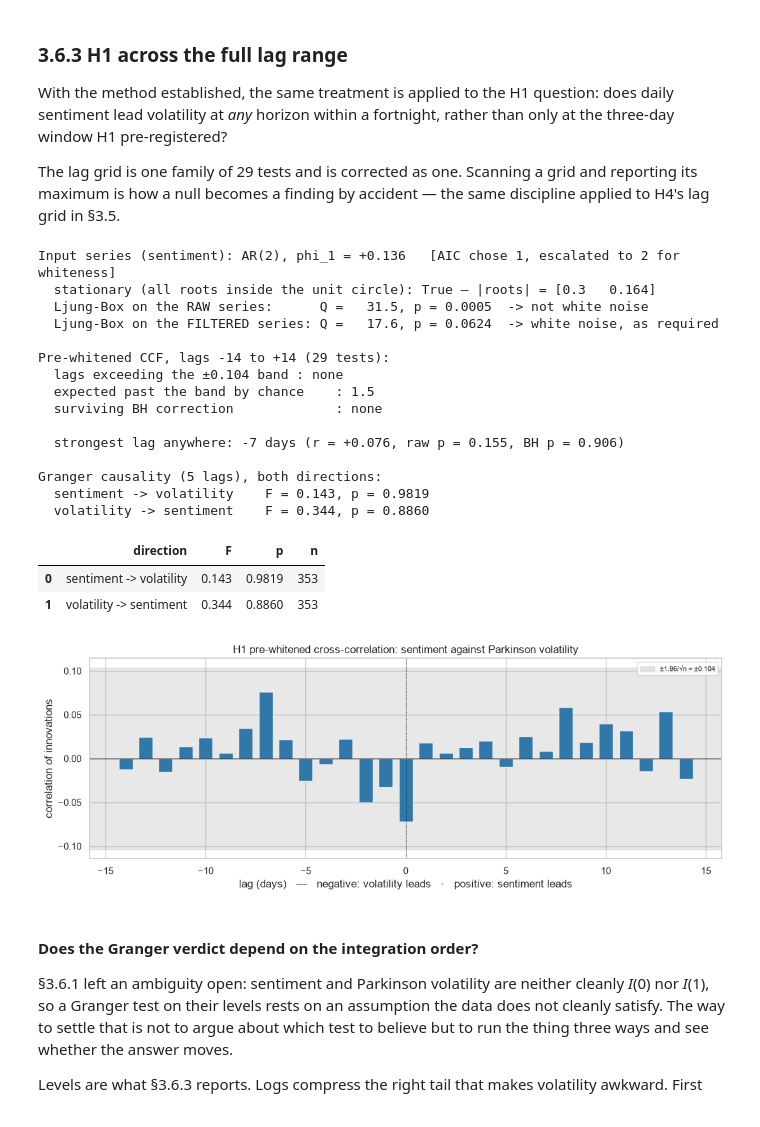
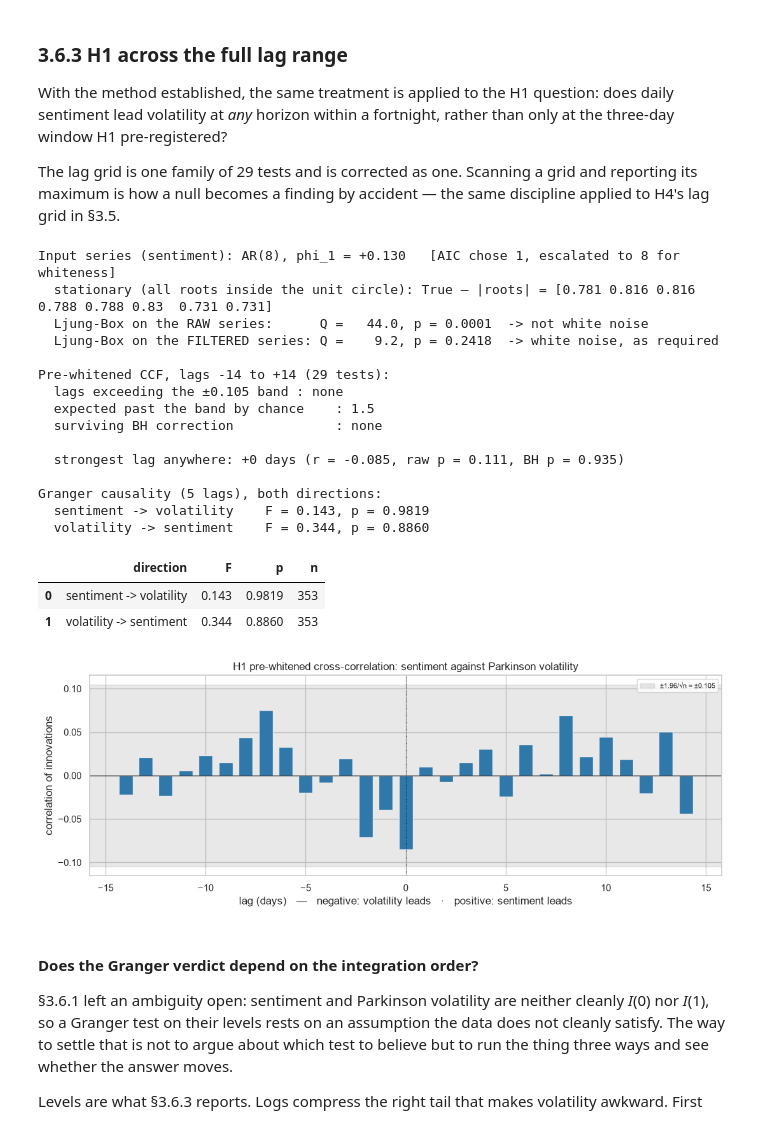
Before and after one commit to fdis111/News-Sentiment-and-XRP-Price-Volatility, a Jupyter notebook: notebook.ipynb, the cells around one changed output. Cells and saved outputs as stored; diff of their text form; code cells hidden in the pictures.

```diff
--- a/notebook.ipynb
+++ b/notebook.ipynb
@@ -6596,9 +6603,16 @@ def fit_ar(series: ArrayLike, max_order: int = 10,
             best = candidates[p]
     # Does the AIC choice actually whiten? If not, escalate to the smallest order that does.
     def whitens(candidate: dict) -> bool:
-        """True if this fit leaves residuals a Ljung-Box test calls white noise."""
+        """
+        True if this fit leaves residuals a Ljung-Box test calls white noise.
+
+        The candidate's own order is charged to the test as model degrees of freedom: these
+        are residuals of a model with `order` estimated coefficients, not an observed
+        series, and a whiteness test that ignores that will pass filters that have not
+        whitened anything.
+        """
         filtered = ar_filter(x, candidate["coeffs"], candidate["intercept"])
-        return ljung_box(filtered)[1] >= whiten_alpha
+        return ljung_box(filtered, model_df=candidate["order"])[1] >= whiten_alpha
 
     chosen, rule = best, "AIC"
     if not whitens(best):
@@ -6617,12 +6631,29 @@ def fit_ar(series: ArrayLike, max_order: int = 10,
     return chosen
 
 
-def ljung_box(series: ArrayLike, lags: int = 10) -> tuple[float, float]:
+# Diagnostic lag count for every Ljung-Box test in this section. It is deliberately larger
+# than fit_ar's max_order: the residual test below spends one degree of freedom per fitted
+# AR coefficient, so a lag count at or under the fitted order would leave nothing to test
+# against. Fixed rather than varied per candidate, so that competing orders are judged by
+# the same diagnostic.
+DIAGNOSTIC_LAGS = 15
+
+
+def ljung_box(series: ArrayLike, lags: int = DIAGNOSTIC_LAGS,
+              model_df: int = 0) -> tuple[float, float]:
     """
     Ljung-Box Q and its chi-square p-value. H0: the series is white noise.
 
     Used twice below - on the raw input (expected to reject) and on the filtered input
     (expected not to), which is what demonstrates that pre-whitening did its job.
+
+    `model_df` is the number of parameters estimated to PRODUCE the series being tested,
+    and must be set whenever that series is a residual. Fitting an AR(p) removes p degrees
+    of freedom worth of autocorrelation by construction, so testing its residuals against
+    chi-square with the full lag count compares them to a distribution that assumes nothing
+    was fitted. That test is anti-conservative in exactly the direction that matters here:
+    it makes a filter look as though it whitened a series when it did not. Raw series keep
+    the default of 0, because nothing was estimated from them.
     """
     r = np.asarray(series, dtype=float)
     r = r[~np.isnan(r)]
@@ -6631,7 +6662,13 @@ def ljung_box(series: ArrayLike, lags: int = 10) -> tuple[float, float]:
     denom = r @ r
     q = sum((r[k:] @ r[:-k] / denom) ** 2 / (n - k) for k in range(1, lags + 1))
     q *= n * (n + 2)
-    return float(q), float(1 - stats.chi2.cdf(q, lags))
+    dof = lags - model_df
+    if dof < 1:
+        raise ValueError(
+            f"Ljung-Box needs more lags than fitted parameters: {lags} lags, {model_df} "
+            f"model df. Raise DIAGNOSTIC_LAGS above the largest order considered."
+        )
+    return float(q), float(1 - stats.chi2.cdf(q, dof))
 
 
 def ar_filter(series: ArrayLike, coeffs: np.ndarray,
@@ -6995,7 +7032,7 @@ print(f"  Ljung-Box on the RAW series:      Q = {q_raw:6.1f}, p = {p_raw_lb:.4f}
 # (2) Filter BOTH series with the model fitted to the input.
 sent_w = ar_filter(sentiment, ar_sentiment["coeffs"], ar_sentiment["intercept"])
 vol_w = ar_filter(volatility, ar_sentiment["coeffs"], ar_sentiment["intercept"])
-q_white, p_white = ljung_box(sent_w)
+q_white, p_white = ljung_box(sent_w, model_df=ar_sentiment["order"])
 print(f"  Ljung-Box on the FILTERED series: Q = {q_white:6.1f}, p = {p_white:.4f}"
       f"  {'-> white noise, as required' if p_white >= 0.05 else '-> STILL not white'}")
 assert ar_sentiment["whitened"], (
@@ -7050,40 +7087,40 @@ log_row("cross_correlation", "pre-whitened CCF, H1 across ±14 days",
         else "see §3.6.3",
         f"{len(past_band)} of {m_lags} lags past the band ({0.05*m_lags:.1f} expected by "
         f"chance); strongest {int(strongest['lag']):+d}d r={strongest['r']:+.3f}")
 
 fig, ax = plt.subplots(figsize=(11, 4.2))
 colours = ["tab:red" if abs(r) > band_h1 else "tab:blue" for r in ccf_table["r"]]
 ax.bar(ccf_table["lag"], ccf_table["r"], color=colours, width=0.7)
 ax.axhspan(-band_h1, band_h1, color="grey", alpha=0.18,
            label=f"±1.96/√n = ±{band_h1:.3f}")
 ax.axhline(0, color="black", lw=0.8)
 ax.axvline(0, color="black", lw=0.6, ls=":")
 ax.set_xlabel("lag (days)   —   negative: volatility leads   ·   positive: sentiment leads")
 ax.set_ylabel("correlation of innovations")
 ax.set_title("H1 pre-whitened cross-correlation: sentiment against Parkinson volatility")
 ax.legend(fontsize=8)
 plt.tight_layout()
 plt.show()
 # %% [output]
-Input series (sentiment): AR(2), phi_1 = +0.136   [AIC chose 1, escalated to 2 for whiteness]
-  stationary (all roots inside the unit circle): True — |roots| = [0.3   0.164]
-  Ljung-Box on the RAW series:      Q =   31.5, p = 0.0005  -> not white noise
-  Ljung-Box on the FILTERED series: Q =   17.6, p = 0.0624  -> white noise, as required
+Input series (sentiment): AR(8), phi_1 = +0.130   [AIC chose 1, escalated to 8 for whiteness]
+  stationary (all roots inside the unit circle): True — |roots| = [0.781 0.816 0.816 0.788 0.788 0.83  0.731 0.731]
+  Ljung-Box on the RAW series:      Q =   44.0, p = 0.0001  -> not white noise
+  Ljung-Box on the FILTERED series: Q =    9.2, p = 0.2418  -> white noise, as required
 
 Pre-whitened CCF, lags -14 to +14 (29 tests):
-  lags exceeding the ±0.104 band : none
+  lags exceeding the ±0.105 band : none
   expected past the band by chance    : 1.5
   surviving BH correction             : none
 
-  strongest lag anywhere: -7 days (r = +0.076, raw p = 0.155, BH p = 0.906)
+  strongest lag anywhere: +0 days (r = -0.085, raw p = 0.111, BH p = 0.935)
 
 Granger causality (5 lags), both directions:
   sentiment -> volatility    F = 0.143, p = 0.9819
   volatility -> sentiment    F = 0.344, p = 0.8860
 |  | direction | F | p | n |
 | 0 | sentiment -> volatility | 0.143 | 0.9819 | 353 |
 | 1 | volatility -> sentiment | 0.344 | 0.8860 | 353 |
-[figure, old version]
+[figure, new version]
 # %% [markdown]
 #### Does the Granger verdict depend on the integration order?
 
```
Also changed, not shown: parts of 10 cells of this notebook, 2 other files.
